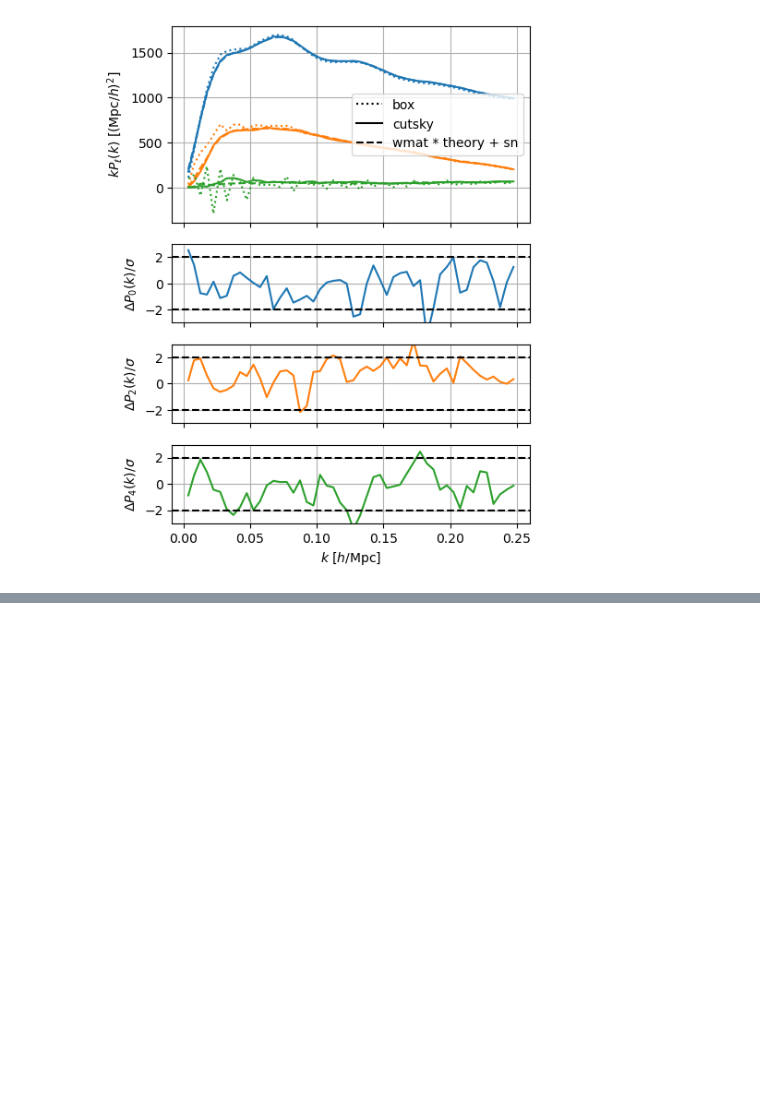
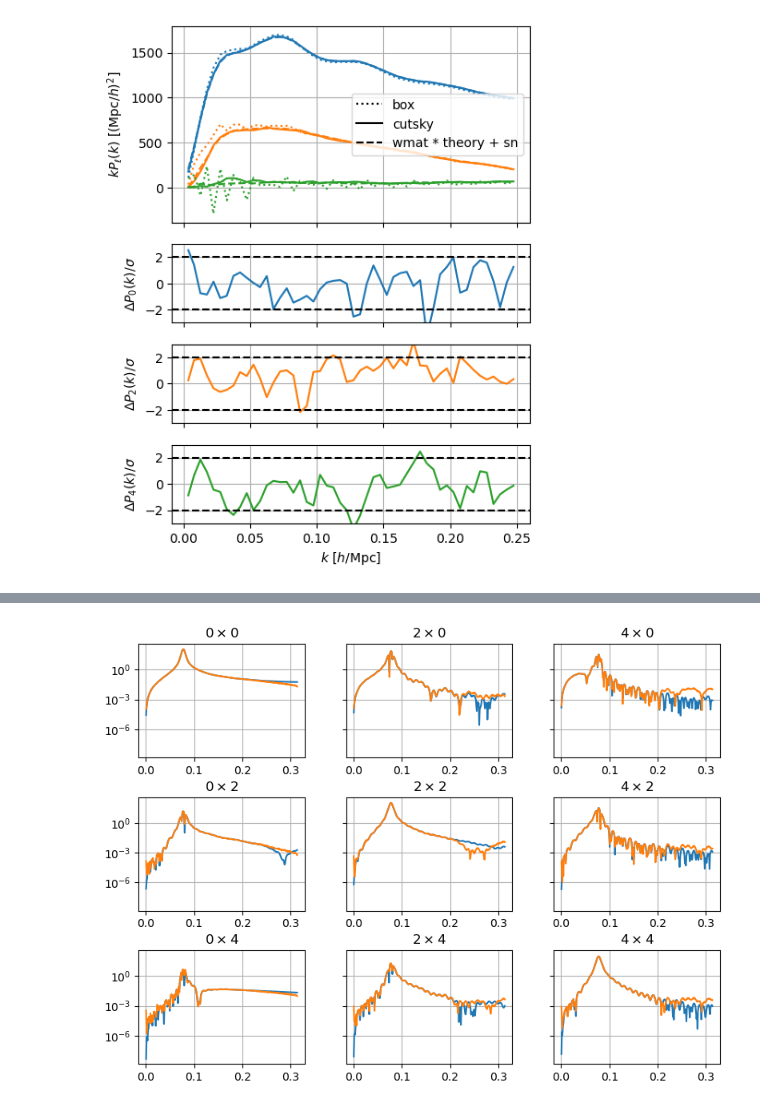
Before and after one commit to adematti/jax-power, a Jupyter notebook: scripts/window_abacus_hf.ipynb, the cells around one changed output, grey strips where cells are left out. Drawn from its saved outputs; the diff is of its cells as text; code cells hidden in the pictures; blank space fills up the shorter version.

```diff
--- a/scripts/window_abacus_hf.ipynb
+++ b/scripts/window_abacus_hf.ipynb
@@ -91,3 +153,9 @@ plot_validation(pk_box, pk_cutsky, pk_theory_callable, wmat_cutsky, cov_cutsky,
+# %%
+index = 15
+fig = wmat_cutsky.plot_slice(index, show=False);
+pypower_wmat_cutsky.plot_slice(index, fig=fig, color='C1', show=True);
+# %% [output]
+[figure, added]
 # %%
 pks = [Spectrum2Poles.load(get_measurement_fn(imock=imock, **catalog_args, kind='mesh2spectrum_thetacut')) for imock in range(nmocks)]
 pk_cutsky_thetacut = Spectrum2Poles.mean(pks).slice(slice(0, None, rebin))
```
Also changed, not shown: parts of 12 cells of this notebook, 5 other files.
